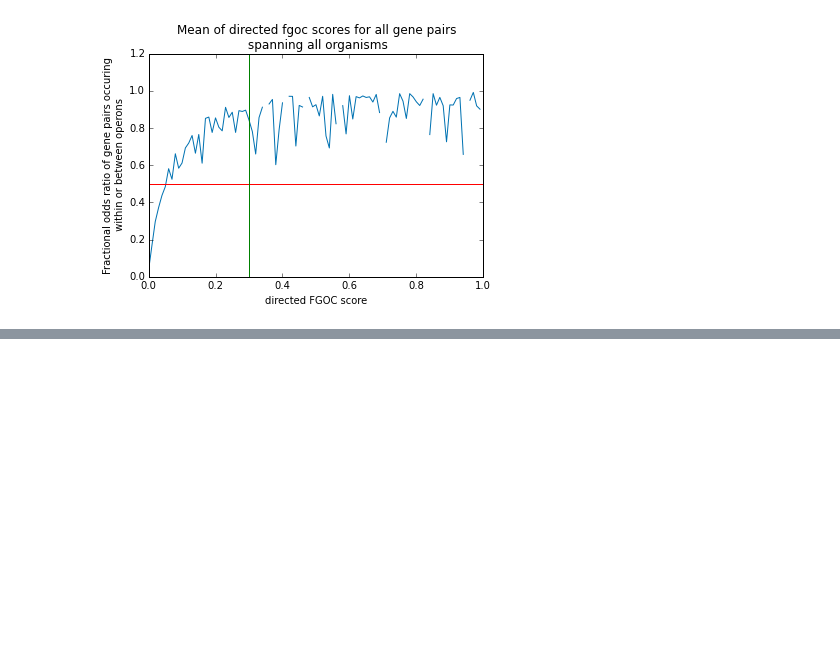
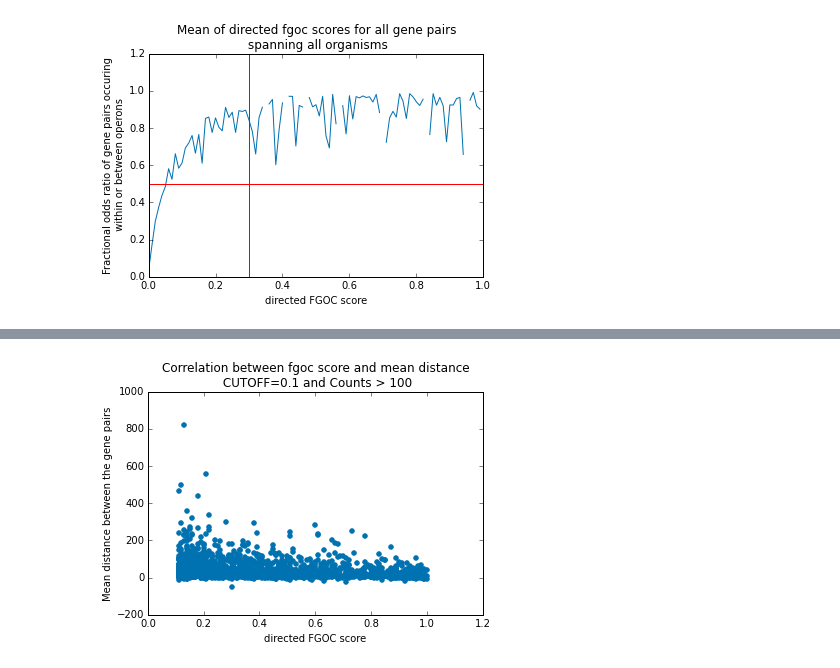
Before and after one commit to jagannath/operons, a Jupyter notebook: operonStats.ipynb, the cells around one changed output, grey strips where cells are left out. Saved outputs shown, nothing was run; the diff lists cells and outputs as text; code cells hidden in the pictures; blank space fills up the shorter version.

Commit message:
Understanding of GC scores and bacterial phylogeny analysis done

```diff
--- a/operonStats.ipynb
+++ b/operonStats.ipynb
@@ -306,0 +317,7 @@ plt.savefig(f,dpi=300)
+# %%
+import time
+# Loading relevant dictionaries
+cogPair_bpdist = loadPkl('cogPair_bpdist.dict.pkl')
+cogPair_fgocInfo_dict = loadPkl('cogPair_fgocInfo.dict.pkl')
+cog_func_dict = loadPkl('cogFunc.dict.pkl')
+print "Dictionaries loaded",time.ctime()
@@ -306,0 +355,32 @@ plt.savefig(f,dpi=300)
+# %%
+imgDir = '/home/jaggu/research/projectFiles/operons/figures'
+
+% matplotlib inline
+import numpy as np
+import matplotlib.pyplot as plt
+
+# dist_dfgoc_list : (cogA,cogB,meanDist,stdevDist,dfgoc,fgoc,count)
+
+meansVals = [item[2] for item in dist_dfgoc_list]
+stdevVals = [item[3] for item in dist_dfgoc_list]
+dfgocVals = map(float,(item[4] for item in dist_dfgoc_list))
+fgocVals = map(float,(item[5] for item in dist_dfgoc_list))
+counts = map(float,(item[6] for item in dist_dfgoc_list))
+
+xList = dfgocVals
+yList = meansVals
+#yList = stdevVals
+plt.scatter(xList,yList,color='#0072B2')
+#sc = plt.scatter(xList,yList,c=counts,cmap='RdYlBu')
+#plt.colorbar(sc)
+plt.xlabel('directed FGOC score')
+plt.ylabel('Mean distance between the gene pairs')
+plt.title('Correlation between fgoc score and mean distance \n CUTOFF='+str(cutoff)+' and Counts > 100 ')
+
+# Saving figure
+fname = 'dfgoc_meanInterdist_cutoffCounts01.scatter.svg'
+f = os.path.join(imgDir,fname)
+plt.savefig(f,dpi=300)
+
+print "Plot done at ",time.ctime()
+# %% [output]
@@ -306,0 +388 @@ plt.savefig(f,dpi=300)
+[figure, added]
```
Also changed, not shown: parts of 14 cells of this notebook, 3 other files.
